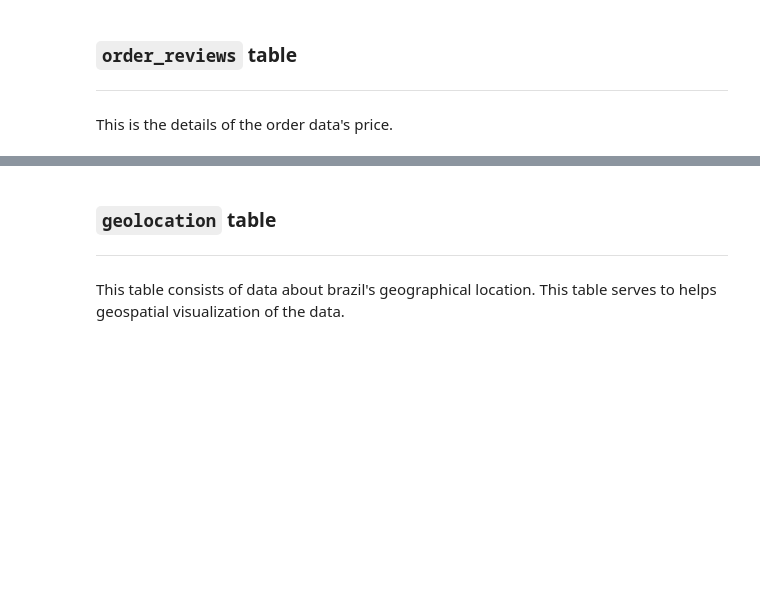
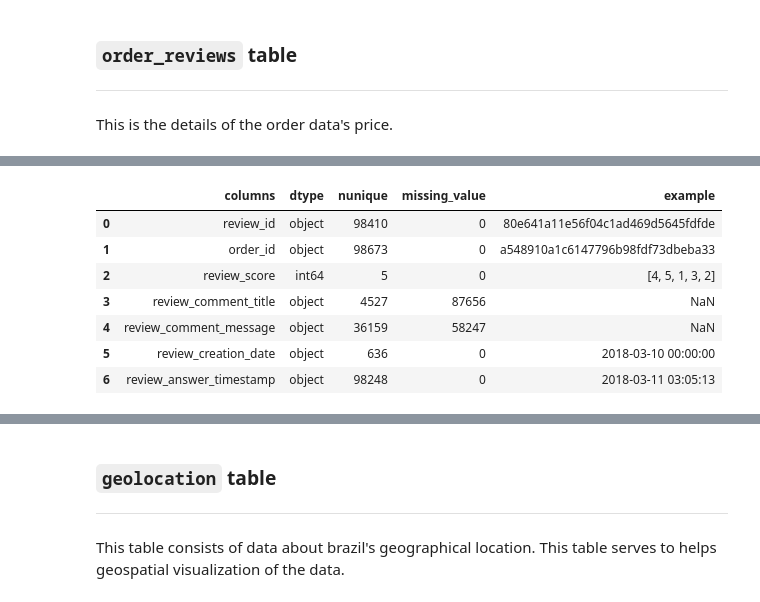
Before and after one commit to atthabrizi/brazillian_ecommerce_clustering, a Jupyter notebook: eda-analysis.ipynb, the cells around one changed output, grey strips where cells are left out. Saved outputs shown, nothing was run; the diff lists cells and outputs as text; code cells hidden in the pictures; blank space fills up the shorter version.

```diff
--- a/eda-analysis.ipynb
+++ b/eda-analysis.ipynb
@@ -658,3 +645,14 @@ order_reviews.head()
 | 2 | 228ce5500dc1d8e020d8d1322874b6f0 | f9e4b658b201a9f2ecdecbb34bed034b | 5 | NaN | NaN | 2018-02-17 00:00:00 | ... |
 | 3 | e64fb393e7b32834bb789ff8bb30750e | 658677c97b385a9be170737859d3511b | 5 | NaN | Recebi bem antes do prazo estipul... | 2017-04-21 00:00:00 | ... |
 | 4 | f7c4243c7fe1938f181bec41a392bdeb | 8e6bfb81e283fa7e4f11123a3fb894f1 | 5 | NaN | Parabéns lojas lannister adorei c... | 2018-03-01 00:00:00 | ... |
+# %%
+table_info(order_reviews)
+# %% [output]
+|  | columns | dtype | nunique | missing_value | example |
+| 0 | review_id | object | 98410 | 0 | 80e641a11e56f04c1ad469d5645fdfde |
+| 1 | order_id | object | 98673 | 0 | a548910a1c6147796b98fdf73dbeba33 |
+| 2 | review_score | int64 | 5 | 0 | [4, 5, 1, 3, 2] |
+| 3 | review_comment_title | object | 4527 | 87656 | NaN |
+| 4 | review_comment_message | object | 36159 | 58247 | NaN |
+| 5 | review_creation_date | object | 636 | 0 | 2018-03-10 00:00:00 |
+| 6 | review_answer_timestamp | object | 98248 | 0 | 2018-03-11 03:05:13 |
```
Also changed, not shown: parts of 55 cells of this notebook, 2 other files.
